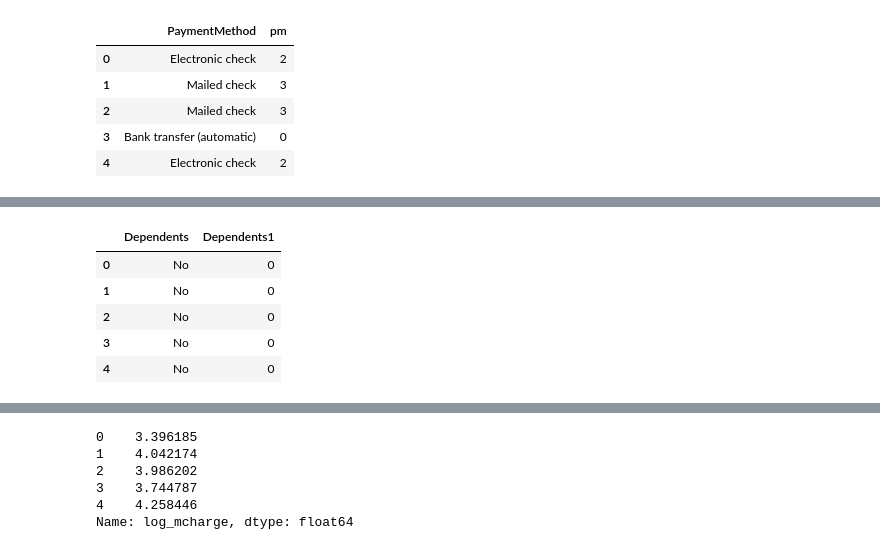
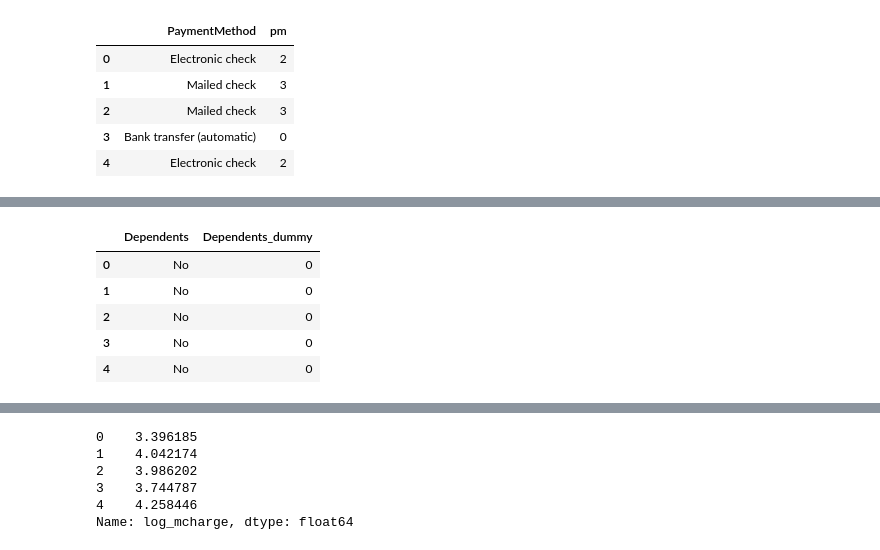
Before and after one commit to nedianurani/Churn_Assignment, a Jupyter notebook: SL_Churn_Assignment.ipynb, the cells around one changed output, grey strips where cells are left out. Cells and saved outputs as stored; diff of their text form; code cells hidden in the pictures.

```diff
--- a/SL_Churn_Assignment.ipynb
+++ b/SL_Churn_Assignment.ipynb
@@ -294,5 +288,0 @@ Name: tv, dtype: int64
-# %%
-lb_m = LabelEncoder()
-data_merge["movie"] = lb_m.fit_transform(data_merge["StreamingMovies"])
-data_merge[["StreamingMovies", "movie"]].head(5)
-data_merge["movie"].value_counts()
@@ -325,6 +317,6 @@ data_merge[["PaymentMethod", "pm"]].head(5)
 | 4 | Electronic check | 2 |
 # %%
 lb_gender = LabelEncoder()
-data_merge["gender1"] = lb_gender.fit_transform(data_merge["gender"])
-data_merge[["gender", "gender1"]].head(5)
+data_merge["gender_dummy"] = lb_gender.fit_transform(data_merge["gender"])
+data_merge[["gender", "gender_dummy"]].head(5)
 # %% [output]
@@ -336,6 +328,6 @@ data_merge[["gender", "gender1"]].head(5)
 | 4 | Female | 0 |
 # %%
 lb_Partner = LabelEncoder()
-data_merge["Partner1"] = lb_Partner.fit_transform(data_merge["Partner"])
-data_merge[["Partner", "Partner1"]].head(5)
+data_merge["Partner_dummy"] = lb_Partner.fit_transform(data_merge["Partner"])
+data_merge[["Partner", "Partner_dummy"]].head(5)
 # %% [output]
@@ -345,3 +337,7 @@ data_merge[["Partner", "Partner1"]].head(5)
 | 2 | No | 0 |
 | 3 | No | 0 |
 | 4 | No | 0 |
+# %%
+lb_SeniorCitizen = LabelEncoder()
+data_merge["SeniorCitizen_dummy"] = lb_Dependents.fit_transform(data_merge["SeniorCitizen"])
+data_merge[["SeniorCitizen", "SeniorCitizen_dummy"]].head(5)
@@ -348,9 +351,9 @@ data_merge[["Partner", "Partner1"]].head(5)
 # %%
 lb_Dependents = LabelEncoder()
-data_merge["Dependents1"] = lb_Dependents.fit_transform(data_merge["Dependents"])
-data_merge[["Dependents", "Dependents1"]].head(5)
+data_merge["Dependents_dummy"] = lb_Dependents.fit_transform(data_merge["Dependents"])
+data_merge[["Dependents", "Dependents_dummy"]].head(5)
 # %% [output]
-|  | Dependents | Dependents1 |
+|  | Dependents | Dependents_dummy |
 | 0 | No | 0 |
 | 1 | No | 0 |
 | 2 | No | 0 |
```
Also changed, not shown: parts of 74 cells of this notebook.
